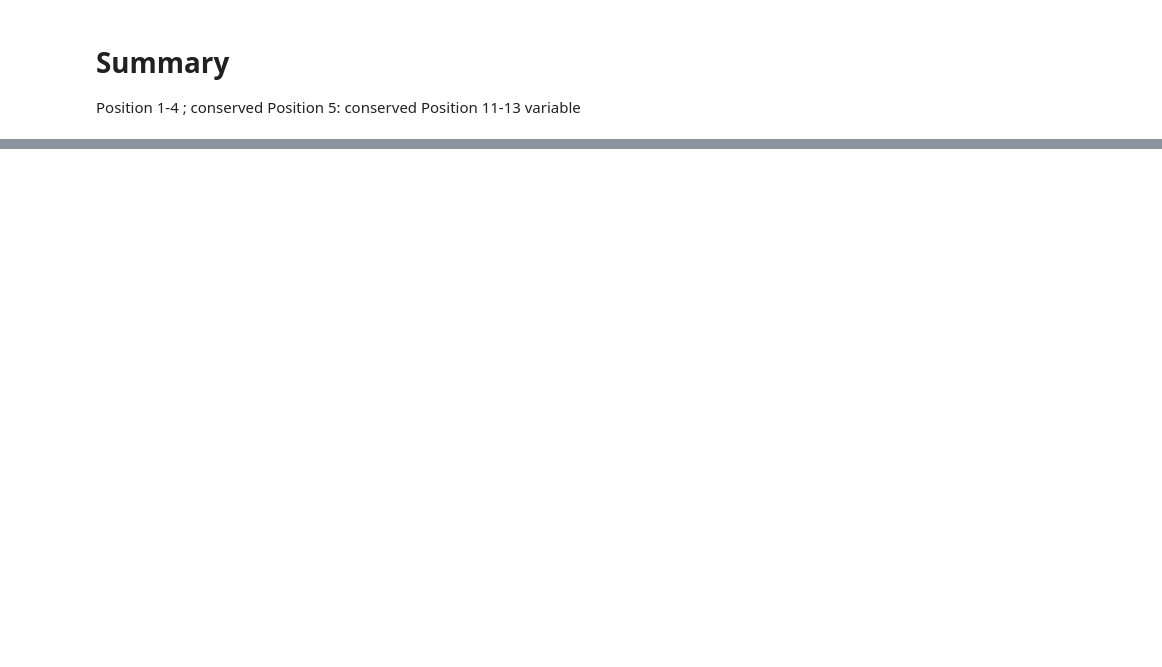
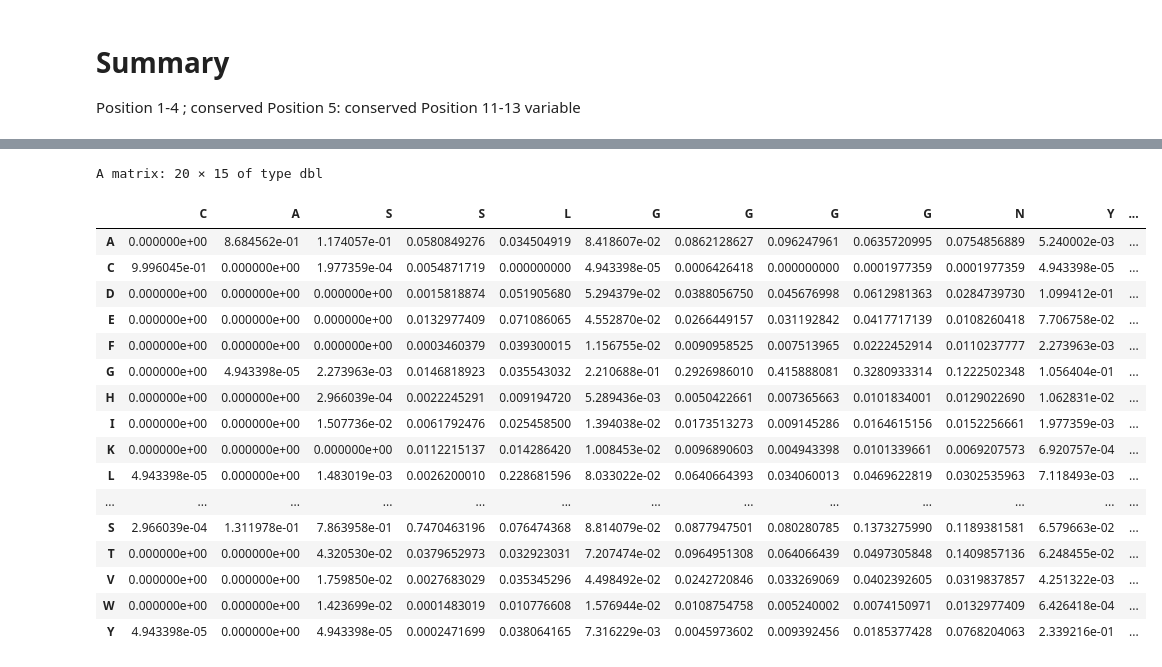
Before and after one commit to mshobair/precisionFDA_Covid19_repo, a Jupyter notebook: MotifVisualizationR.ipynb, the cells around one changed output, grey strips where cells are left out. Saved outputs shown, nothing was run; the diff lists cells and outputs as text; code cells hidden in the pictures; blank space fills up the shorter version.

```diff
--- a/MotifVisualizationR.ipynb
+++ b/MotifVisualizationR.ipynb
@@ -158,0 +248,21 @@ Position 11-13 variable
+# %%
+pcm_mat
+# %% [output]
+A matrix: 20 × 15 of type dbl
+|  | C | A | S | S | L | G | G | G | G | N | Y | ... |
+| A | 0.000000e+00 | 8.684562e-01 | 1.174057e-01 | 0.0580849276 | 0.034504919 | 8.418607e-02 | 0.0862128627 | 0.096247961 | 0.0635720995 | 0.0754856889 | 5.240002e-03 | ... |
+| C | 9.996045e-01 | 0.000000e+00 | 1.977359e-04 | 0.0054871719 | 0.000000000 | 4.943398e-05 | 0.0006426418 | 0.000000000 | 0.0001977359 | 0.0001977359 | 4.943398e-05 | ... |
+| D | 0.000000e+00 | 0.000000e+00 | 0.000000e+00 | 0.0015818874 | 0.051905680 | 5.294379e-02 | 0.0388056750 | 0.045676998 | 0.0612981363 | 0.0284739730 | 1.099412e-01 | ... |
+| E | 0.000000e+00 | 0.000000e+00 | 0.000000e+00 | 0.0132977409 | 0.071086065 | 4.552870e-02 | 0.0266449157 | 0.031192842 | 0.0417717139 | 0.0108260418 | 7.706758e-02 | ... |
+| F | 0.000000e+00 | 0.000000e+00 | 0.000000e+00 | 0.0003460379 | 0.039300015 | 1.156755e-02 | 0.0090958525 | 0.007513965 | 0.0222452914 | 0.0110237777 | 2.273963e-03 | ... |
+| G | 0.000000e+00 | 4.943398e-05 | 2.273963e-03 | 0.0146818923 | 0.035543032 | 2.210688e-01 | 0.2926986010 | 0.415888081 | 0.3280933314 | 0.1222502348 | 1.056404e-01 | ... |
+| H | 0.000000e+00 | 0.000000e+00 | 2.966039e-04 | 0.0022245291 | 0.009194720 | 5.289436e-03 | 0.0050422661 | 0.007365663 | 0.0101834001 | 0.0129022690 | 1.062831e-02 | ... |
+| I | 0.000000e+00 | 0.000000e+00 | 1.507736e-02 | 0.0061792476 | 0.025458500 | 1.394038e-02 | 0.0173513273 | 0.009145286 | 0.0164615156 | 0.0152256661 | 1.977359e-03 | ... |
+| K | 0.000000e+00 | 0.000000e+00 | 0.000000e+00 | 0.0112215137 | 0.014286420 | 1.008453e-02 | 0.0096890603 | 0.004943398 | 0.0101339661 | 0.0069207573 | 6.920757e-04 | ... |
+| L | 4.943398e-05 | 0.000000e+00 | 1.483019e-03 | 0.0026200010 | 0.228681596 | 8.033022e-02 | 0.0640664393 | 0.034060013 | 0.0469622819 | 0.0302535963 | 7.118493e-03 | ... |
+| ... | ... | ... | ... | ... | ... | ... | ... | ... | ... | ... | ... | ... |
+| S | 2.966039e-04 | 1.311978e-01 | 7.863958e-01 | 0.7470463196 | 0.076474368 | 8.814079e-02 | 0.0877947501 | 0.080280785 | 0.1373275990 | 0.1189381581 | 6.579663e-02 | ... |
+| T | 0.000000e+00 | 0.000000e+00 | 4.320530e-02 | 0.0379652973 | 0.032923031 | 7.207474e-02 | 0.0964951308 | 0.064066439 | 0.0497305848 | 0.1409857136 | 6.248455e-02 | ... |
+| V | 0.000000e+00 | 0.000000e+00 | 1.759850e-02 | 0.0027683029 | 0.035345296 | 4.498492e-02 | 0.0242720846 | 0.033269069 | 0.0402392605 | 0.0319837857 | 4.251322e-03 | ... |
+| W | 0.000000e+00 | 0.000000e+00 | 1.423699e-02 | 0.0001483019 | 0.010776608 | 1.576944e-02 | 0.0108754758 | 0.005240002 | 0.0074150971 | 0.0132977409 | 6.426418e-04 | ... |
+| Y | 4.943398e-05 | 0.000000e+00 | 4.943398e-05 | 0.0002471699 | 0.038064165 | 7.316229e-03 | 0.0045973602 | 0.009392456 | 0.0185377428 | 0.0768204063 | 2.339216e-01 | ... |
```
Also changed, not shown: parts of 26 cells of this notebook, 1 other file.
